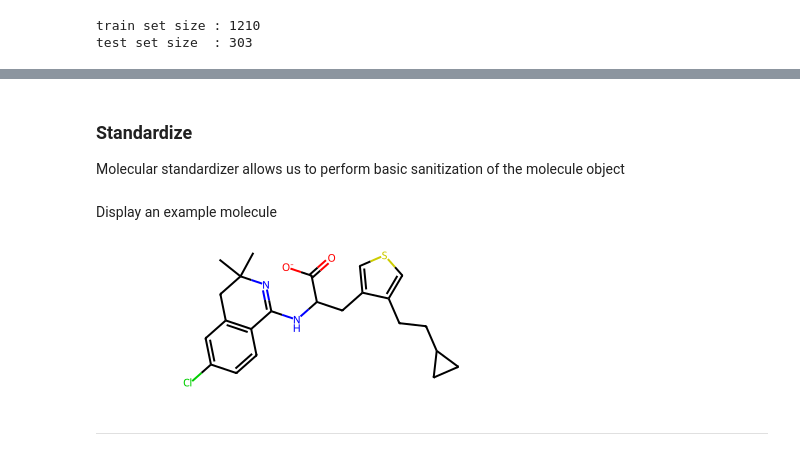
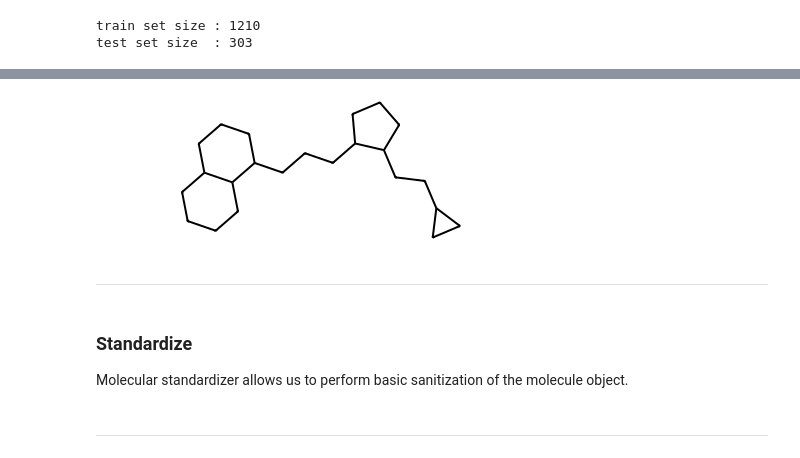
Before and after one commit to j-adamczyk/molecular_ml_workshops, a Jupyter notebook: 02_molecular_property_prediction.ipynb, the cells around one changed output, grey strips where cells are left out. Drawn from its saved outputs; the diff is of its cells as text; code cells hidden in the pictures.

```diff
--- a/02_molecular_property_prediction.ipynb
+++ b/02_molecular_property_prediction.ipynb
@@ -75,0 +83,17 @@ X_mols_test = mol_from_smiles.transform(X_smiles_test)
+# %%
+from rdkit.Chem.Scaffolds import MurckoScaffold
+from rdkit.Chem import AllChem
+from rdkit import Chem
+
+PATT = Chem.MolFromSmarts("[$([D1]=[*])]")
+REPL = Chem.MolFromSmarts("[*]")
+
+
+# Function for generating scaffold
+def get_scaffold(mol):
+    Chem.RemoveStereochemistry(mol)
+    scaff = MurckoScaffold.GetScaffoldForMol(mol)
+    scaff = AllChem.ReplaceSubstructs(scaff, PATT, REPL, replaceAll=True)[0]
+    scaff = MurckoScaffold.MakeScaffoldGeneric(scaff)
+    scaff = MurckoScaffold.GetScaffoldForMol(scaff)
+    return scaff
@@ -76,7 +104,13 @@ X_mols_test = mol_from_smiles.transform(X_smiles_test)
+# %%
+get_scaffold(X_train[0])
+# %% [output]
+[figure, added]
+# %% [markdown]
+---
 # %% [markdown]
 ### Standardize
 
-Molecular standardizer allows us to perform basic sanitization of the molecule object
+Molecular standardizer allows us to perform basic sanitization of the molecule object.
 # %%
 from skfp.preprocessing import MolStandardizer
 
@@ -87,9 +121,3 @@ X_mols_test = standardizer.transform(X_mols_test)
-# %% [markdown]
-Display an example molecule
-# %%
-X_mols_train[0]
-# %% [output]
-[figure, removed]
 # %% [markdown]
 ---
 # %% [markdown]
```
Also changed, not shown: parts of 48 cells of this notebook, 1 other file.
